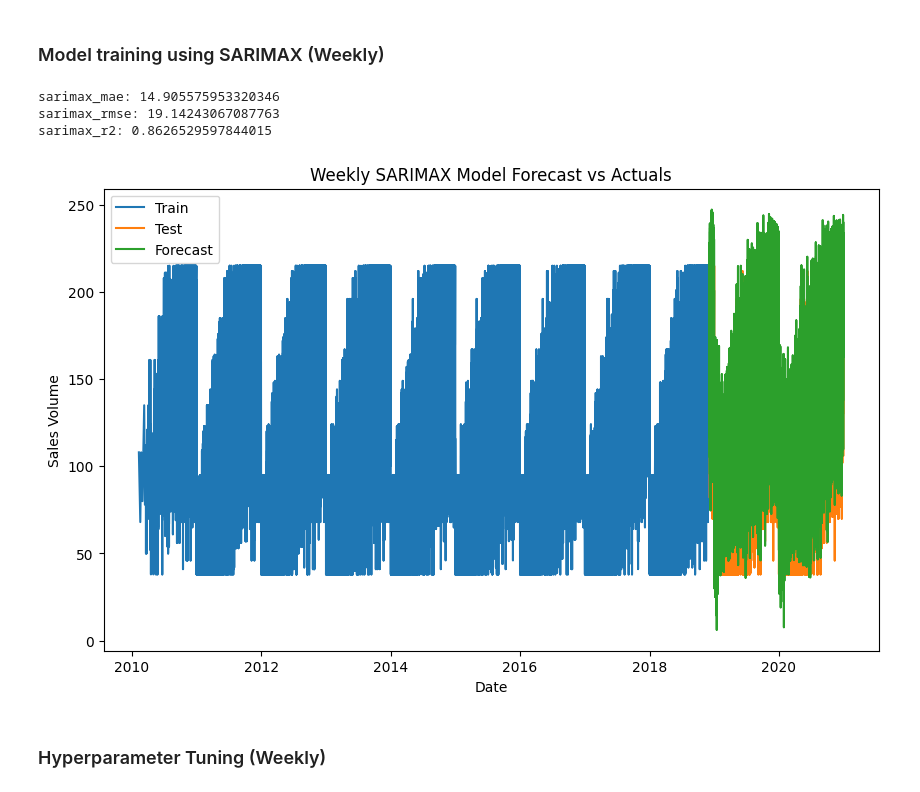
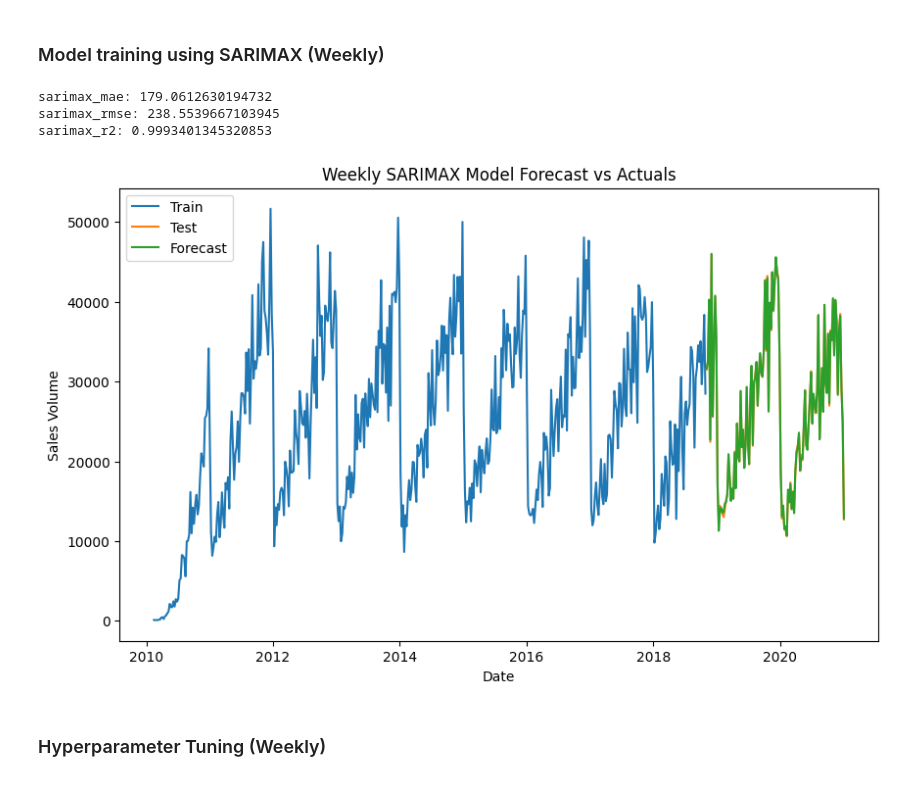
Before and after one commit to mongare70/ElectroTech-Forecasting-Data, a Jupyter notebook: model/model.ipynb, the cells around one changed output. Cells and saved outputs as stored; diff of their text form; code cells hidden in the pictures.

```diff
--- a/model/model.ipynb
+++ b/model/model.ipynb
@@ -29,7 +29,7 @@ Index(['Product_ID', 'Category', 'Price', 'Date', 'Season',
 # %% [markdown]
 ### Remove misleading columns
 # %%
-data.drop(columns=['Recency', 'Frequency', 'Monetary'], inplace=True)
+data.drop(columns=['Recency', 'Frequency', 'Monetary', 'Total_Amount'], inplace=True)
 # %%
 data['Product_Specification_1'].value_counts()
 # %% [output]
@@ -113,0 +111,11 @@ Index(['Product_ID', 'Price', 'Market_Trend_Index',
+# %%
+cols_to_drop = [
+    c for c in data.columns
+    if any(x in c for x in [
+        "Consumer_Confidence_Index",
+        "Competitor_Activity_Score",
+        "Market_Trend_Index"
+    ])
+]
+
+data = data.drop(columns=cols_to_drop)
@@ -116,33 +132,32 @@ print(train_size)
 # %% [output]
 92298
 # %%
-top_features = mi_df['Feature'].head(20).to_list()
+top_features = mi_df['Feature'].tail(7).to_list()
 
 data = pd.get_dummies(data, columns=['Category'], drop_first=False)
 data = pd.get_dummies(data, columns=['Season'], drop_first=False)
-data = pd.get_dummies(data, columns=['Product_Specification_2'], drop_first=False)
 
 bool_cols = data.select_dtypes(include=['bool']).columns
 data[bool_cols] = data[bool_cols].astype(int)
 
 category_cols = [col for col in data.columns if col.startswith('Category_')]
 season_cols = [col for col in data.columns if col.startswith('Season_')]
-product_specification_2_cols = [col for col in data.columns if col.startswith('Product_Specification_2_')]
 
-exog_features = top_features + category_cols + season_cols + product_specification_2_cols
+
+exog_features = top_features + category_cols + season_cols
 
 data = data.set_index('Date')
 
-target = data['Sales_Volume']
-exog = data[exog_features]
+weekly_target = data['Sales_Volume'].resample('W').sum()
+weekly_exog = data[exog_features].resample('W').sum()
 
-train_size = int(len(target) * 0.8)
+train_size = int(len(weekly_target) * 0.8)
 
-X_train = exog.iloc[:train_size]
-y_train = target.iloc[:train_size]
+X_train = weekly_exog.iloc[:train_size]
+y_train = weekly_target.iloc[:train_size]
 
-X_test = exog.iloc[train_size:]
-y_test = target.iloc[train_size:]
+X_test = weekly_exog.iloc[train_size:]
+y_test = weekly_target.iloc[train_size:]
 # %%
 print(len(X_train), len(y_train), len(X_test), len(y_test))
 # %% [output]
@@ -161,8 +176,8 @@ with mlflow.start_run(run_name="Weekly SARIMAX model"):
     sarimax_model = SARIMAX(
         endog=y_train,
         exog=X_train,
-        order=(1, 1, 1),
-        seasonal_order=(2, 0, 0, 7),
+        order=(1, 0, 1),
+        seasonal_order=(2, 0, 0, 52),
     ).fit(disp=False)
 
     sarimax_forecast = sarimax_model.forecast(steps=len(y_test), exog=X_test)
@@ -171,39 +186,39 @@ with mlflow.start_run(run_name="Weekly SARIMAX model"):
     sarimax_r2 = r2_score(y_test, sarimax_forecast)
 
     print("sarimax_mae:", sarimax_mae)
     print("sarimax_rmse:", sarimax_rmse)
     print("sarimax_r2:", sarimax_r2)
 
-    mlflow.log_param("order", (1, 1, 1))
-    mlflow.log_param("seasonal_order", (2, 0, 0, 7))
+    mlflow.log_param("order", (1, 0, 1))
+    mlflow.log_param("seasonal_order", (2, 0, 0, 52))
     mlflow.log_param("exog_features", exog_features)
 
     mlflow.log_metric("MAE", sarimax_mae)
     mlflow.log_metric("RMSE", sarimax_rmse)
     mlflow.log_metric("R2", sarimax_r2)
 
     with open("weekly_sarimax_model.pkl", "wb") as f:
         pickle.dump(sarimax_model, f)
 
     mlflow.log_artifact("weekly_sarimax_model.pkl")
 
     plt.figure(figsize=(10, 6))
     plt.plot(y_train.index, y_train, label="Train")  # train
     plt.plot(y_test.index, y_test, label="Test")  # test
     plt.plot(y_test.index, sarimax_forecast, label="Forecast")  # forecast
     plt.legend()
     plt.title("Weekly SARIMAX Model Forecast vs Actuals")
     plt.xlabel("Date")
     plt.ylabel("Sales Volume")
     plt.savefig("weekly_sales_volume_sarimax_forecast.png")
 
     mlflow.log_artifact("weekly_sales_volume_sarimax_forecast.png")
     plt.show()
 # %% [output]
-sarimax_mae: 14.905575953320346
-sarimax_rmse: 19.14243067087763
-sarimax_r2: 0.8626529597844015
+sarimax_mae: 179.0612630194732
+sarimax_rmse: 238.5539667103945
+sarimax_r2: 0.9993401345320853
-[figure, old version]
+[figure, new version]
 # %% [markdown]
 ### Hyperparameter Tuning (Weekly)
 # %%
```
Also changed, not shown: parts of 30 cells of this notebook, 15 other files.
